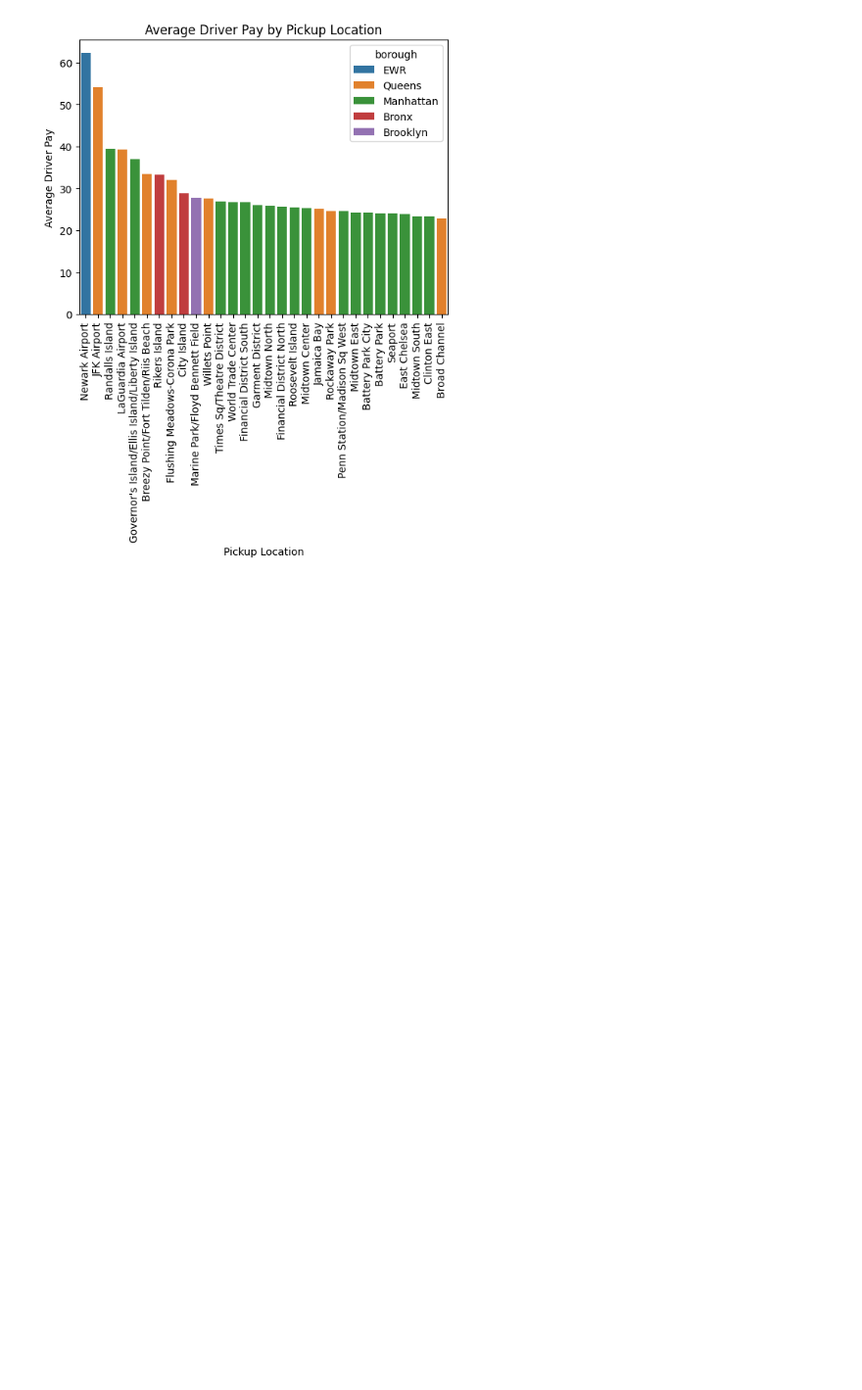
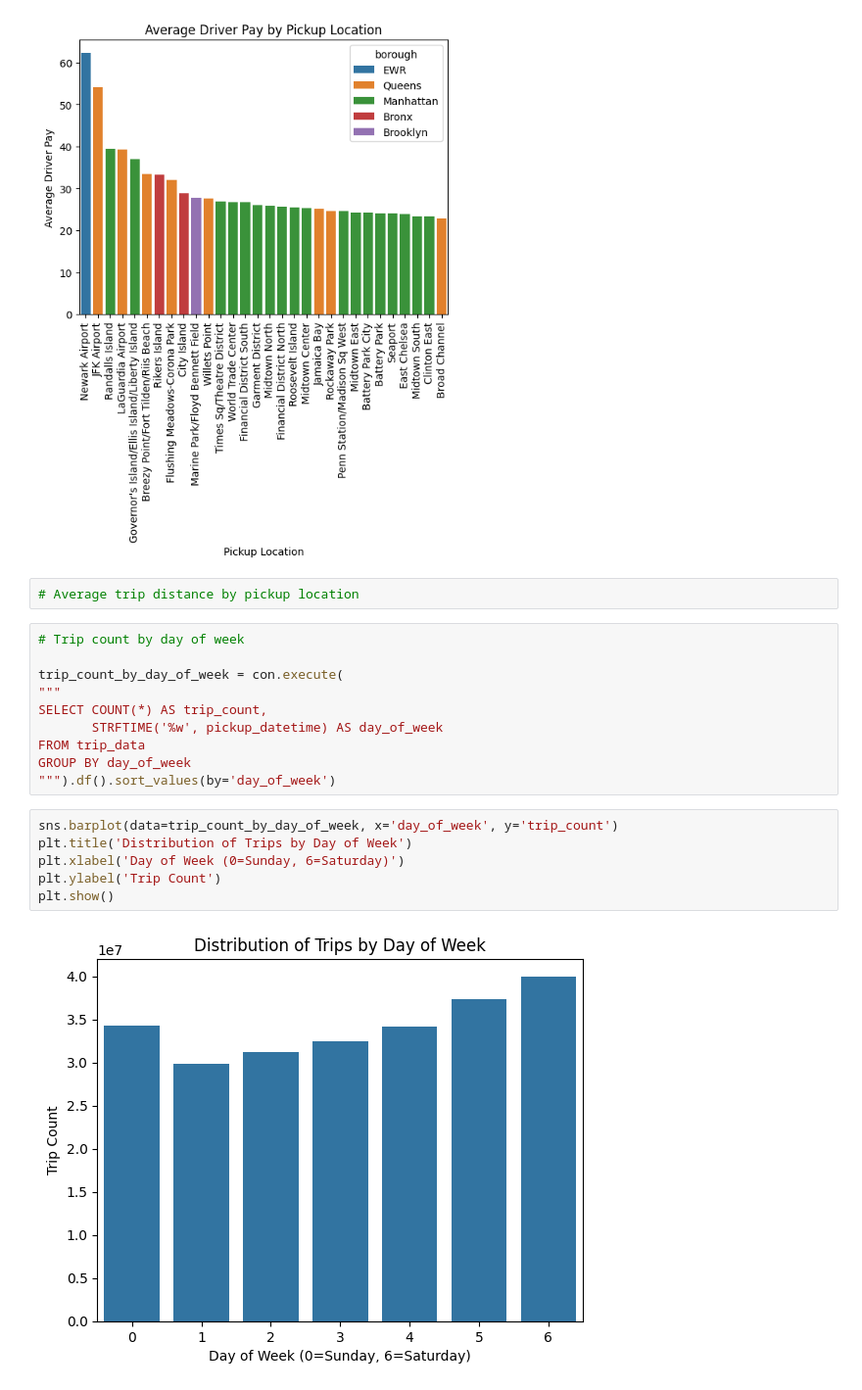
Before and after one commit to 4ct1o/nyc-tlc-interactive-heatmap, a Jupyter notebook: 02_notebooks/01_eda.ipynb, the cells around one changed output. Shown at 98% size. Saved outputs shown, nothing was run; the diff lists cells and outputs as text; blank space fills up the shorter version.

```diff
--- a/02_notebooks/01_eda.ipynb
+++ b/02_notebooks/01_eda.ipynb
@@ -202,3 +213,23 @@ plt.xticks(rotation=90)
 plt.show()
 # %% [output]
 [figure]
+# %%
+# Average trip distance by pickup location
+# %%
+# Trip count by day of week
+
+trip_count_by_day_of_week = con.execute(
+"""
+SELECT COUNT(*) AS trip_count,
+       STRFTIME('%w', pickup_datetime) AS day_of_week
+FROM trip_data
+GROUP BY day_of_week
+""").df().sort_values(by='day_of_week')
+# %%
+sns.barplot(data=trip_count_by_day_of_week, x='day_of_week', y='trip_count')
+plt.title('Distribution of Trips by Day of Week')
+plt.xlabel('Day of Week (0=Sunday, 6=Saturday)')
+plt.ylabel('Trip Count')
+plt.show()
+# %% [output]
+[figure, added]
```
Also changed, not shown: parts of 10 cells of this notebook.
